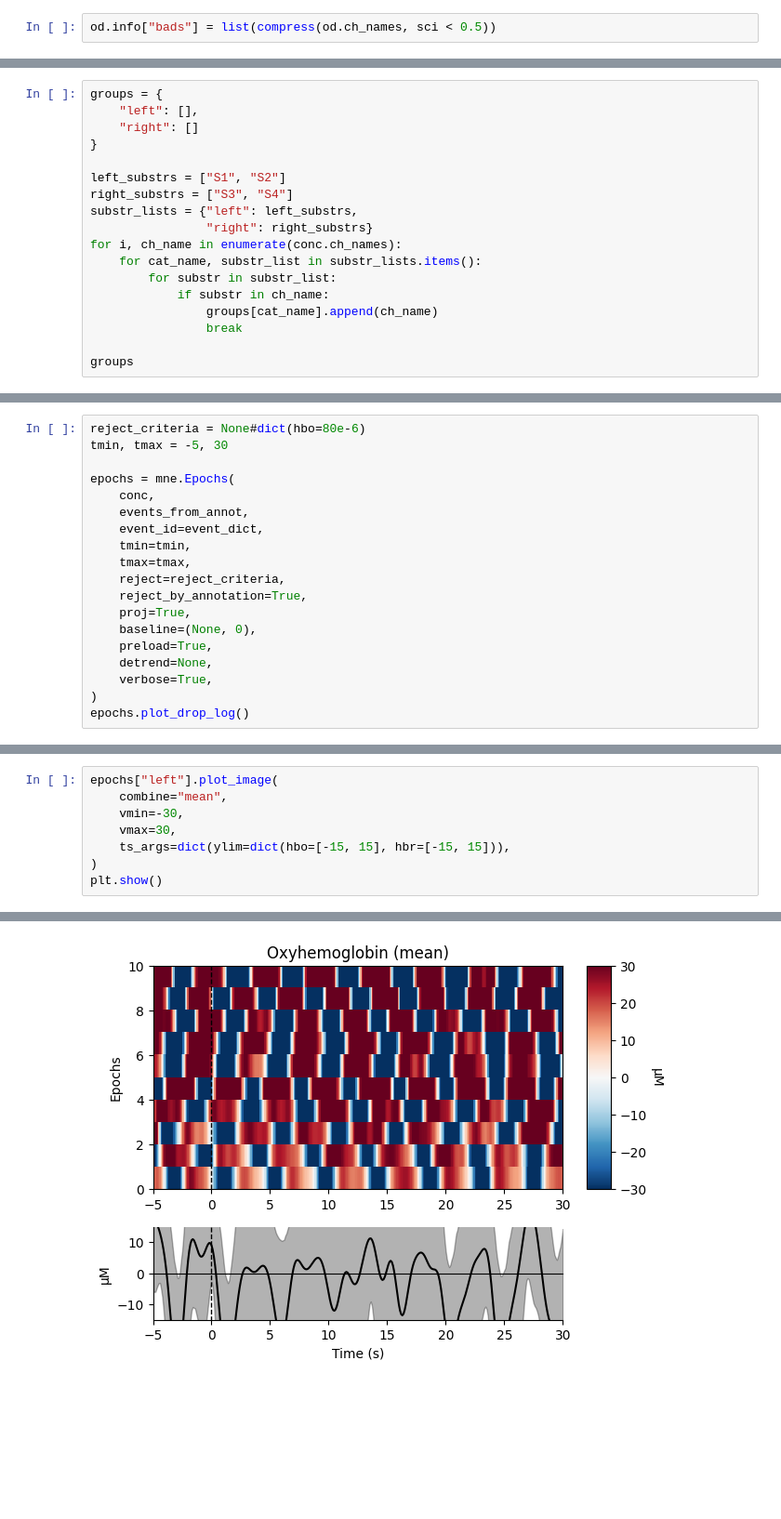
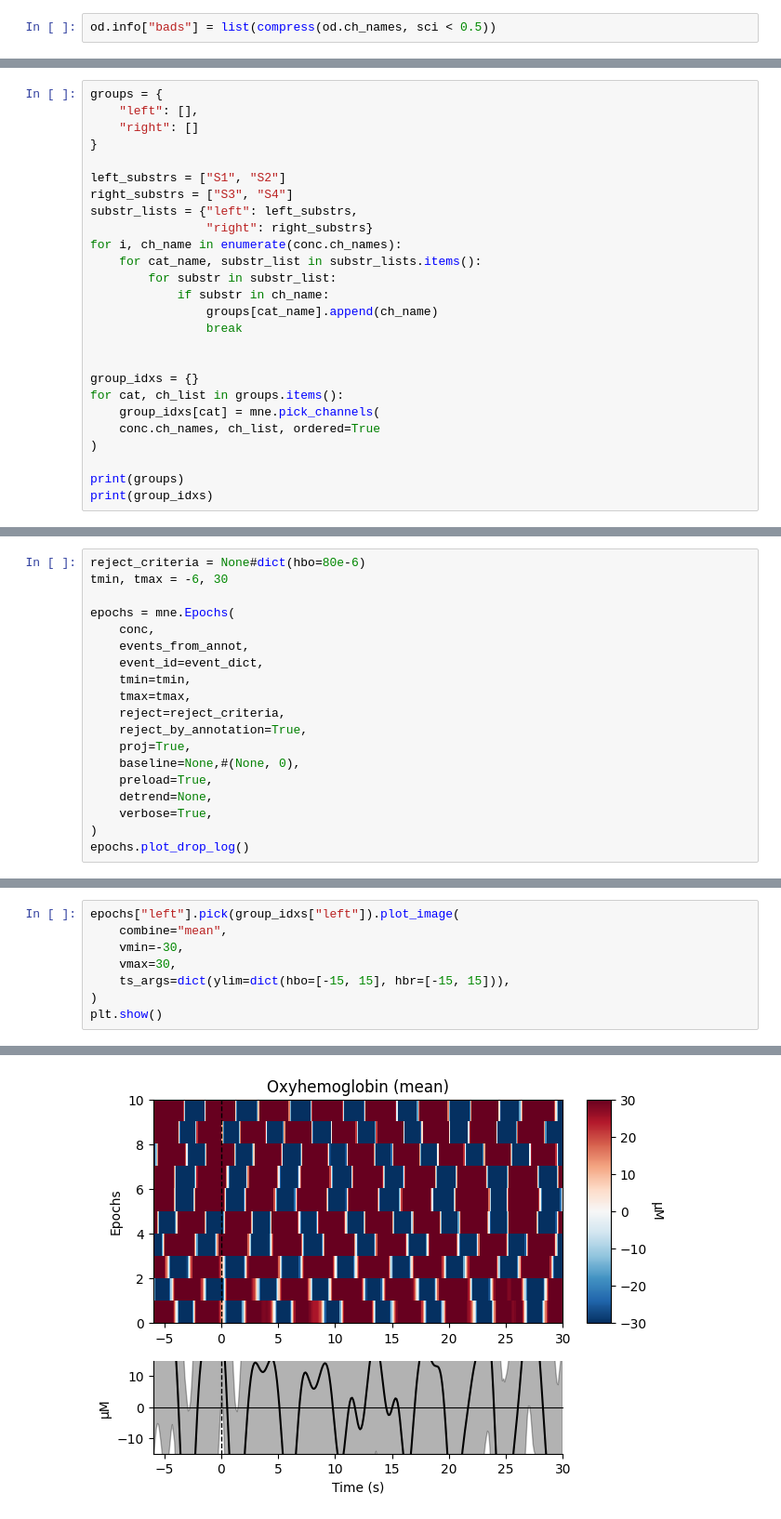
Before and after one commit to neural-imagery/signal-classifier, a Jupyter notebook: load.ipynb, the cells around one changed output, grey strips where cells are left out. Shown at 93% size. Drawn from its saved outputs; the diff is of its cells as text; blank space fills up the shorter version.

```diff
--- a/load.ipynb
+++ b/load.ipynb
@@ -129,5 +159,13 @@ for i, ch_name in enumerate(conc.ch_names):
                 groups[cat_name].append(ch_name)
                 break
 
-groups
+
+group_idxs = {}
+for cat, ch_list in groups.items():
+    group_idxs[cat] = mne.pick_channels(
+    conc.ch_names, ch_list, ordered=True
+)
+
+print(groups)
+print(group_idxs)
 # %% [output]
@@ -183,7 +206,7 @@ fig.subplots_adjust(right=0.7)  # make room for the legend
 [figure]
 # %%
 reject_criteria = None#dict(hbo=80e-6)
-tmin, tmax = -5, 30
+tmin, tmax = -6, 30
 
 epochs = mne.Epochs(
     conc,
@@ -194,7 +217,7 @@ epochs = mne.Epochs(
     reject=reject_criteria,
     reject_by_annotation=True,
     proj=True,
-    baseline=(None, 0),
+    baseline=None,#(None, 0),
     preload=True,
     detrend=None,
     verbose=True,
@@ -213,5 +247,5 @@ Using data from preloaded Raw for 43 events and 351 original time points ...
 # %%
-epochs["left"].plot_image(
+epochs["left"].pick(group_idxs["left"]).plot_image(
     combine="mean",
     vmin=-30,
     vmax=30,
@@ -233 +267 @@ combining channels using "mean"
-[figure, old version]
+[figure, new version]
```
Also changed, not shown: parts of 9 cells of this notebook.
